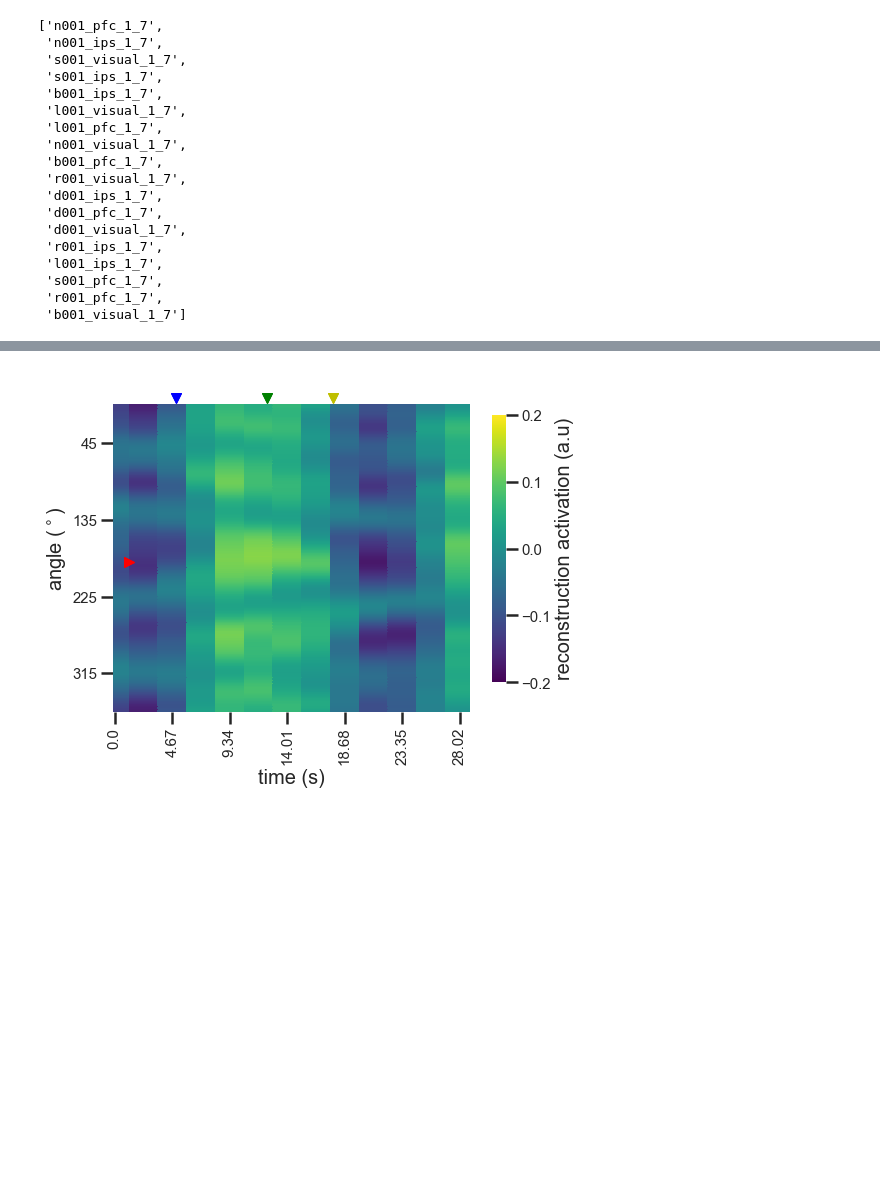
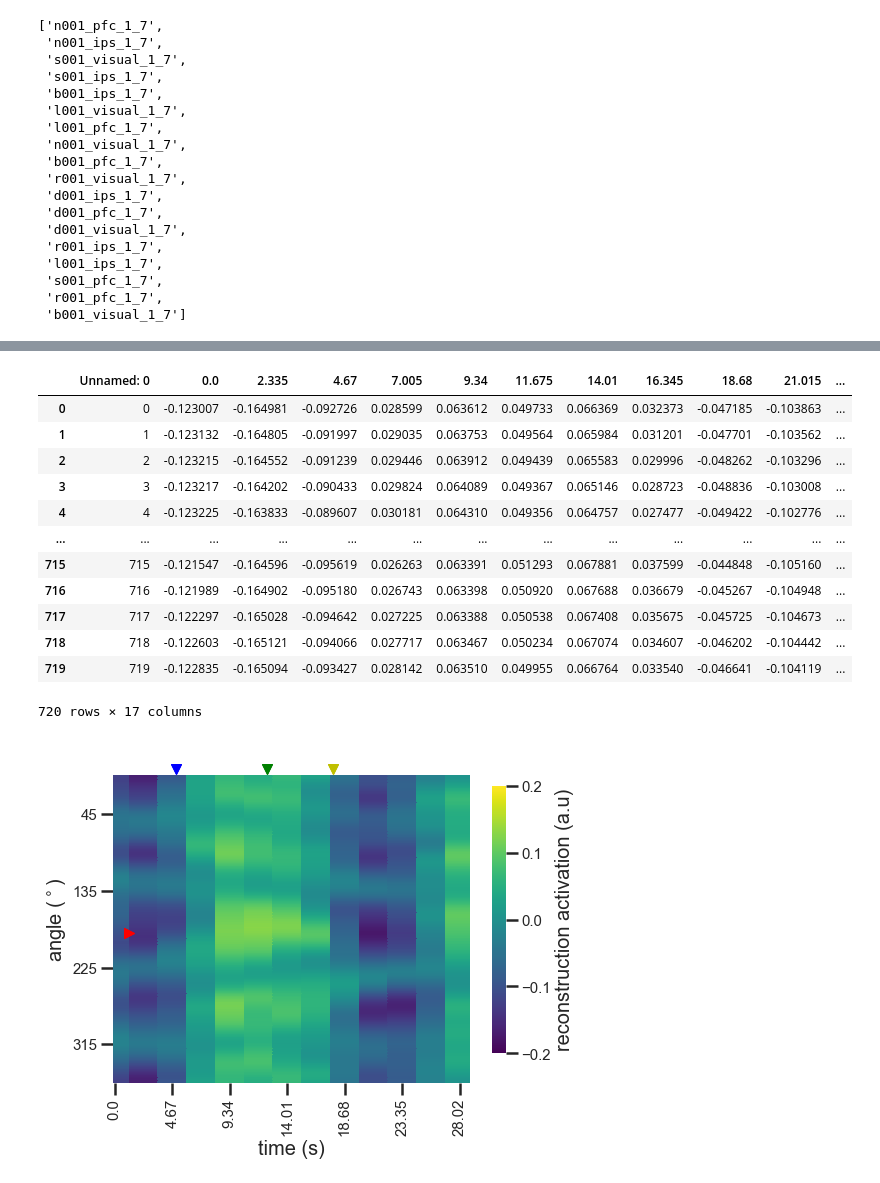
Before and after one commit to davidbestue/encoding, a Jupyter notebook: scripts/plots/IEM/IEM_heatmap.ipynb, the cells around one changed output, grey strips where cells are left out. Saved outputs shown, nothing was run; the diff lists cells and outputs as text; code cells hidden in the pictures; blank space fills up the shorter version.

```diff
--- a/scripts/plots/IEM/IEM_heatmap.ipynb
+++ b/scripts/plots/IEM/IEM_heatmap.ipynb
@@ -161,3 +241,19 @@ VISUAL_heatmap = pd.concat(VISUAL).groupby(level=0).mean()
+# %%
+VISUAL_heatmap
+# %% [output]
+|  | Unnamed: 0 | 0.0 | 2.335 | 4.67 | 7.005 | 9.34 | 11.675 | 14.01 | 16.345 | 18.68 | 21.015 | ... |
+| 0 | 0 | -0.123007 | -0.164981 | -0.092726 | 0.028599 | 0.063612 | 0.049733 | 0.066369 | 0.032373 | -0.047185 | -0.103863 | ... |
+| 1 | 1 | -0.123132 | -0.164805 | -0.091997 | 0.029035 | 0.063753 | 0.049564 | 0.065984 | 0.031201 | -0.047701 | -0.103562 | ... |
+| 2 | 2 | -0.123215 | -0.164552 | -0.091239 | 0.029446 | 0.063912 | 0.049439 | 0.065583 | 0.029996 | -0.048262 | -0.103296 | ... |
+| 3 | 3 | -0.123217 | -0.164202 | -0.090433 | 0.029824 | 0.064089 | 0.049367 | 0.065146 | 0.028723 | -0.048836 | -0.103008 | ... |
+| 4 | 4 | -0.123225 | -0.163833 | -0.089607 | 0.030181 | 0.064310 | 0.049356 | 0.064757 | 0.027477 | -0.049422 | -0.102776 | ... |
+| ... | ... | ... | ... | ... | ... | ... | ... | ... | ... | ... | ... | ... |
+| 715 | 715 | -0.121547 | -0.164596 | -0.095619 | 0.026263 | 0.063391 | 0.051293 | 0.067881 | 0.037599 | -0.044848 | -0.105160 | ... |
+| 716 | 716 | -0.121989 | -0.164902 | -0.095180 | 0.026743 | 0.063398 | 0.050920 | 0.067688 | 0.036679 | -0.045267 | -0.104948 | ... |
+| 717 | 717 | -0.122297 | -0.165028 | -0.094642 | 0.027225 | 0.063388 | 0.050538 | 0.067408 | 0.035675 | -0.045725 | -0.104673 | ... |
+| 718 | 718 | -0.122603 | -0.165121 | -0.094066 | 0.027717 | 0.063467 | 0.050234 | 0.067074 | 0.034607 | -0.046202 | -0.104442 | ... |
+| 719 | 719 | -0.122835 | -0.165094 | -0.093427 | 0.028142 | 0.063510 | 0.049955 | 0.066764 | 0.033540 | -0.046641 | -0.104119 | ... |
+720 rows × 17 columns
 # %%
 Representation_heatmap(VISUAL_heatmap.iloc[:, 1:], condition='1_7')
 # %% [output]
```
Also changed, not shown: parts of 6 cells of this notebook, 1 other file.
